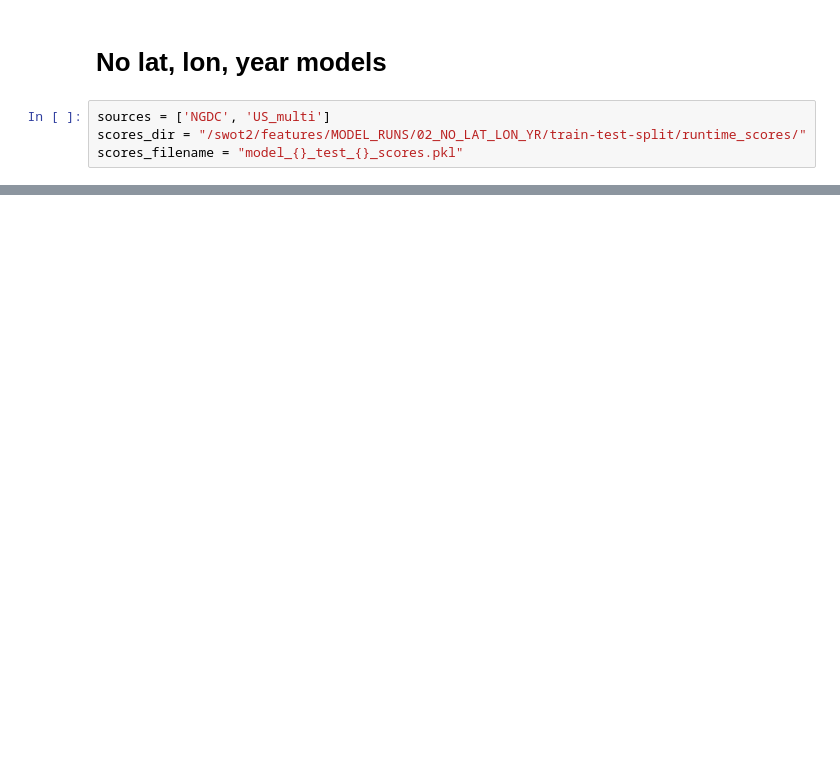
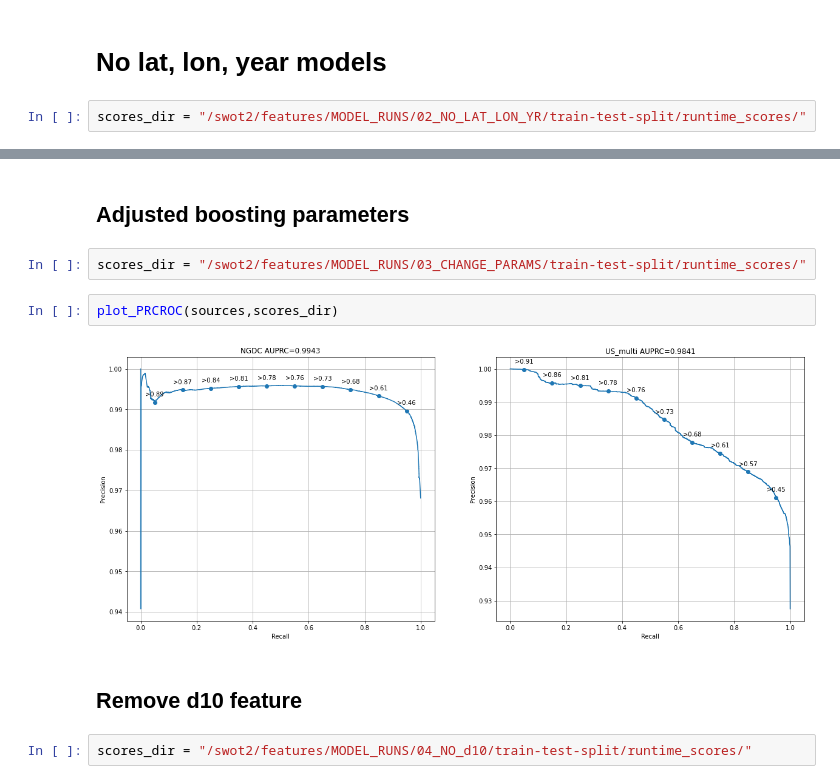
Before and after one commit to arapat/bathymetry, a Jupyter notebook: analysis/PRC-ROC.ipynb, the cells around one changed output, grey strips where cells are left out. Drawn from its saved outputs; the diff is of its cells as text; blank space fills up the shorter version.

```diff
--- a/analysis/PRC-ROC.ipynb
+++ b/analysis/PRC-ROC.ipynb
@@ -104,6 +26,4 @@ for i, source in enumerate(sources):
 # %% [markdown]
 # No lat, lon, year models
 # %%
-sources = ['NGDC', 'US_multi']
 scores_dir = "/swot2/features/MODEL_RUNS/02_NO_LAT_LON_YR/train-test-split/runtime_scores/"
-scores_filename = "model_{}_test_{}_scores.pkl"
@@ -135,0 +34,12 @@ for i, source in enumerate(sources):
+# %% [markdown]
+## Adjusted boosting parameters
+# %%
+scores_dir = "/swot2/features/MODEL_RUNS/03_CHANGE_PARAMS/train-test-split/runtime_scores/"
+# %%
+plot_PRCROC(sources,scores_dir)
+# %% [output]
+[figure, added]
+# %% [markdown]
+## Remove d10 feature
+# %%
+scores_dir = "/swot2/features/MODEL_RUNS/04_NO_d10/train-test-split/runtime_scores/"
```
Also changed, not shown: parts of 15 cells of this notebook, 2 other files.
